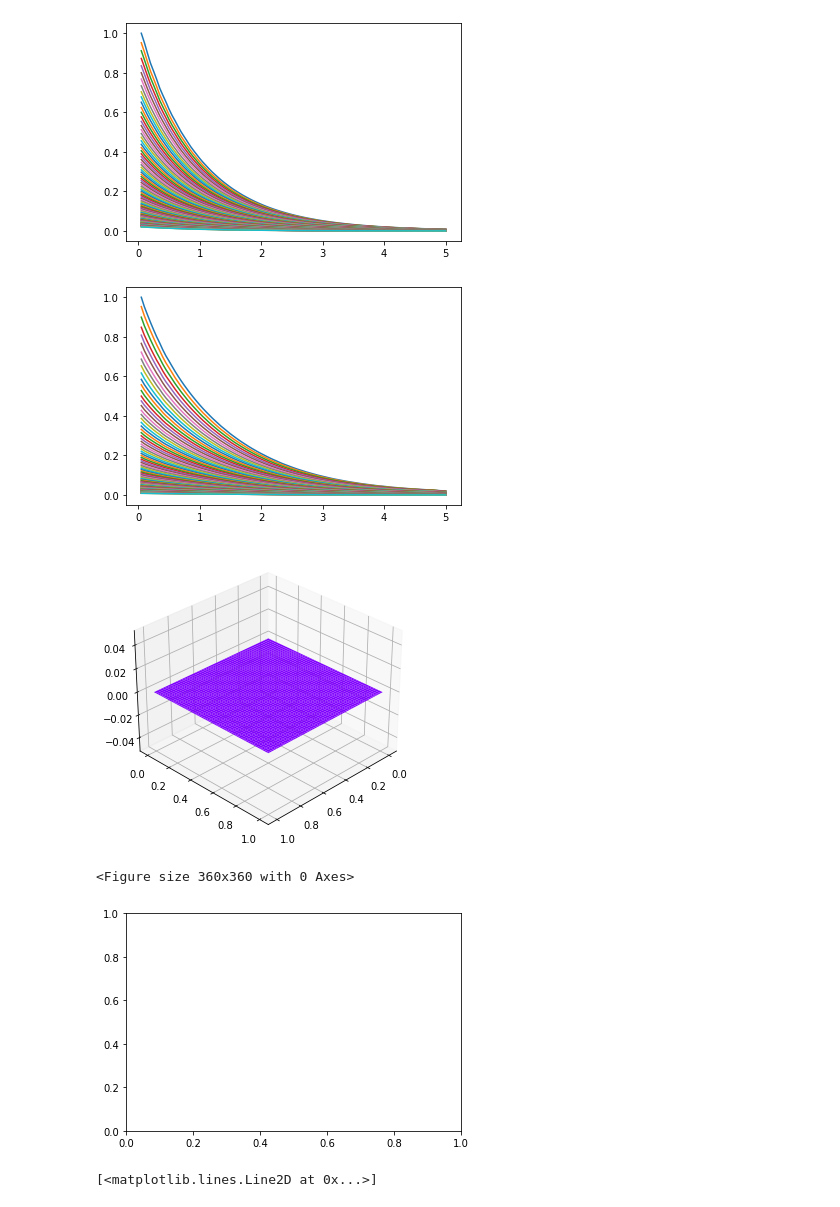
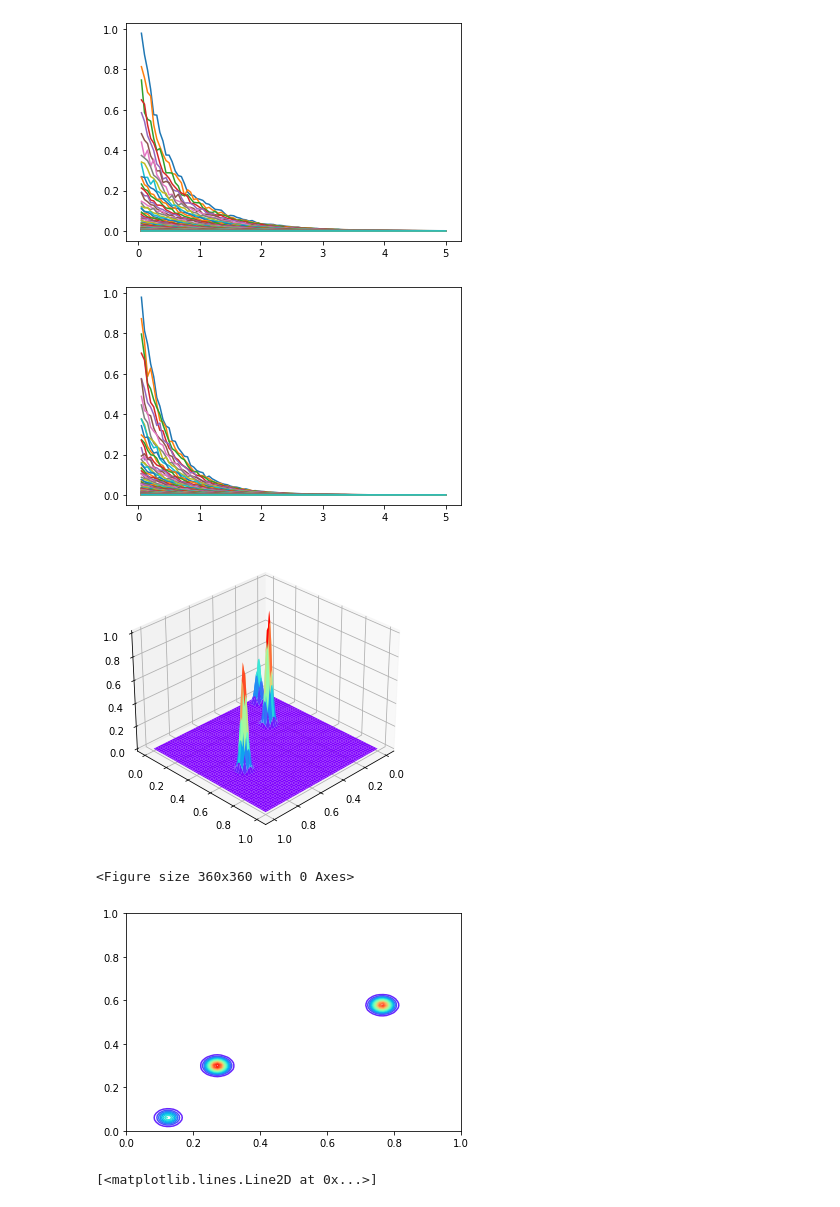
Before and after one commit to chenbo-cyber/DILT_ViT_2D, a Jupyter notebook: test_signal.ipynb, the cells around one changed output. Cells and saved outputs as stored; diff of their text form; code cells hidden in the pictures.

```diff
--- a/test_signal.ipynb
+++ b/test_signal.ipynb
@@ -94,6 +94,7 @@ for i in np.arange(1, num_samples+1):
     T2 = np.zeros([1, num_DT]).astype(float)
     signal = np.zeros([D_dim, T2_dim]).astype(float)
     label1 = np.zeros([D_label_dim, T2_lable_dim]).astype(float)
+    label2 = np.zeros([D_label_dim, T2_lable_dim]).astype(float)
     labelD = np.zeros([1, D_label_dim]).astype(float)
     labelT2 = np.zeros([1, T2_lable_dim]).astype(float)
 
@@ -141,6 +142,7 @@ for i in np.arange(1, num_samples+1):
         amp = max(np.abs(np.random.rand()), floor_amp)
         # signal = signal + amp * np.dot(np.exp(-b * R1[0, j]), np.exp(-t * R[0, j]).T)
         label1 = label1 + amp * np.dot(label_D[j, :][:, np.newaxis], label_T2[j, :][np.newaxis, :])
+        # label2 = label2 + np.dot(label_D[j, :][:, np.newaxis], label_T2[j, :][np.newaxis, :])
         # label1 = label1 + np.dot(label_D[j, :][:, np.newaxis], label_T2[j, :][np.newaxis, :])
         # labelD = labelD + label_D[j, :][np.newaxis, :]
         # labelT2 = labelT2 + label_T2[j, :][np.newaxis, :]
@@ -149,6 +151,7 @@ for i in np.arange(1, num_samples+1):
     signal = np.matmul(np.matmul(KD, label1), KT.T)
     S[i-1] = signal / np.max(signal)
     label[i-1] = label1 / np.max(label1)
+    # label[i-1] = label2 / np.max(label2)
     labeltest = np.dot(labelD.T, labelT2)
     sample = 0
 # %%
@@ -188,7 +191,7 @@ def generate_decay(b, t, max_D, max_T, out, DEVICE):
 
     return X
 
-decay_data = S[2, :, :]
+decay_data = SN[2, :, :]
 label_data = label[2, :, :]
 label_data = label_data / np.max(label_data)
 b = b.squeeze()
@@ -216,11 +219,12 @@ KD = torch.exp(-torch.matmul(new_b.unsqueeze(1), 1 / range_D.unsqueeze(0)))
 KT = torch.exp(-torch.matmul(new_t.unsqueeze(1), 1 / range_T.unsqueeze(0)))
 
 label_data = torch.from_numpy(label_data.copy()).float()
-decay_data = torch.matmul(torch.matmul(KD, label_data), KT.permute(1, 0))
+# decay_data = torch.matmul(torch.matmul(KD, label_data), KT.permute(1, 0))
+# decay_data = decay_data / decay_data[0, 0]
+interp_func = interp2d(t, b, decay_data, kind='cubic')
+decay_data = interp_func(new_t, new_b)
 decay_data = decay_data / decay_data[0, 0]
-# interp_func = interp2d(t, b, decay_data, kind='cubic')
-# decay_data = interp_func(new_t, new_b)
-# decay_data = decay_data / decay_data[0, 0]
+decay_data = torch.from_numpy(decay_data.copy()).float()
 
 b1 = new_b
 t1 = new_t
@@ -271,7 +275,7 @@ tensor([[[0., 0., 0.,  ..., 0., 0., 0.],
 # %%
-sample = 5
-dB = 48
-# SN = gaussian_blind_noise(S, dB)
+sample = 2
+dB = 26
+SN = gaussian_blind_noise(S, dB)
 # SN = S
 
 figure = plt.figure(1)
@@ -326,8 +330,8 @@ plt.show()
-[figure, old version]
+[figure, new version]
-[figure, old version]
+[figure, new version]
-[figure, old version]
+[figure, new version]
 <Figure size 360x360 with 0 Axes>
-[figure, old version]
+[figure, new version]
 # %%
 test_DT = np.load('./Dataset/test_DT.npy')
 test_TT2 = np.load('./Dataset/test_TT2.npy')
```
Also changed, not shown: parts of 2 cells of this notebook, 5 other files.
